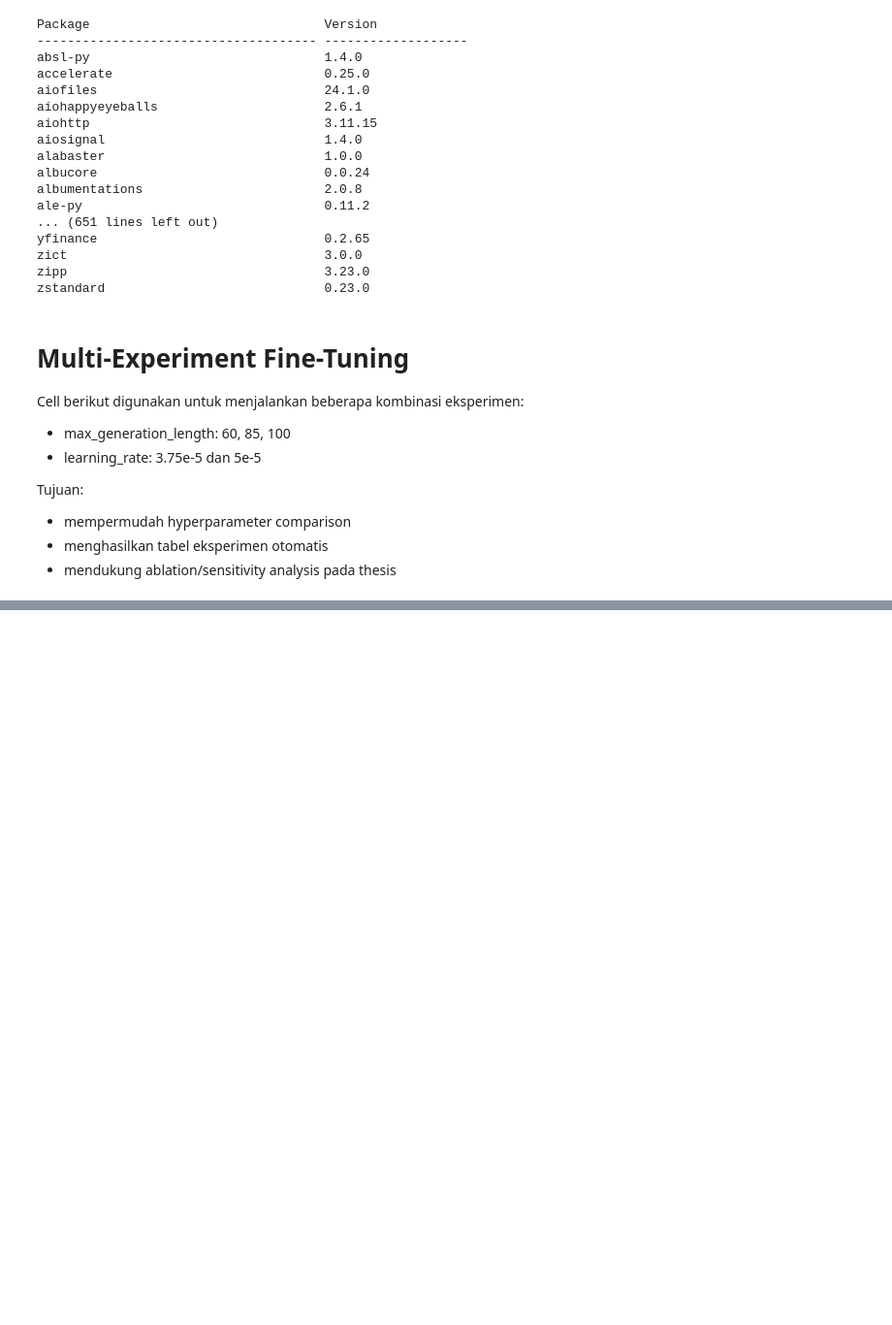
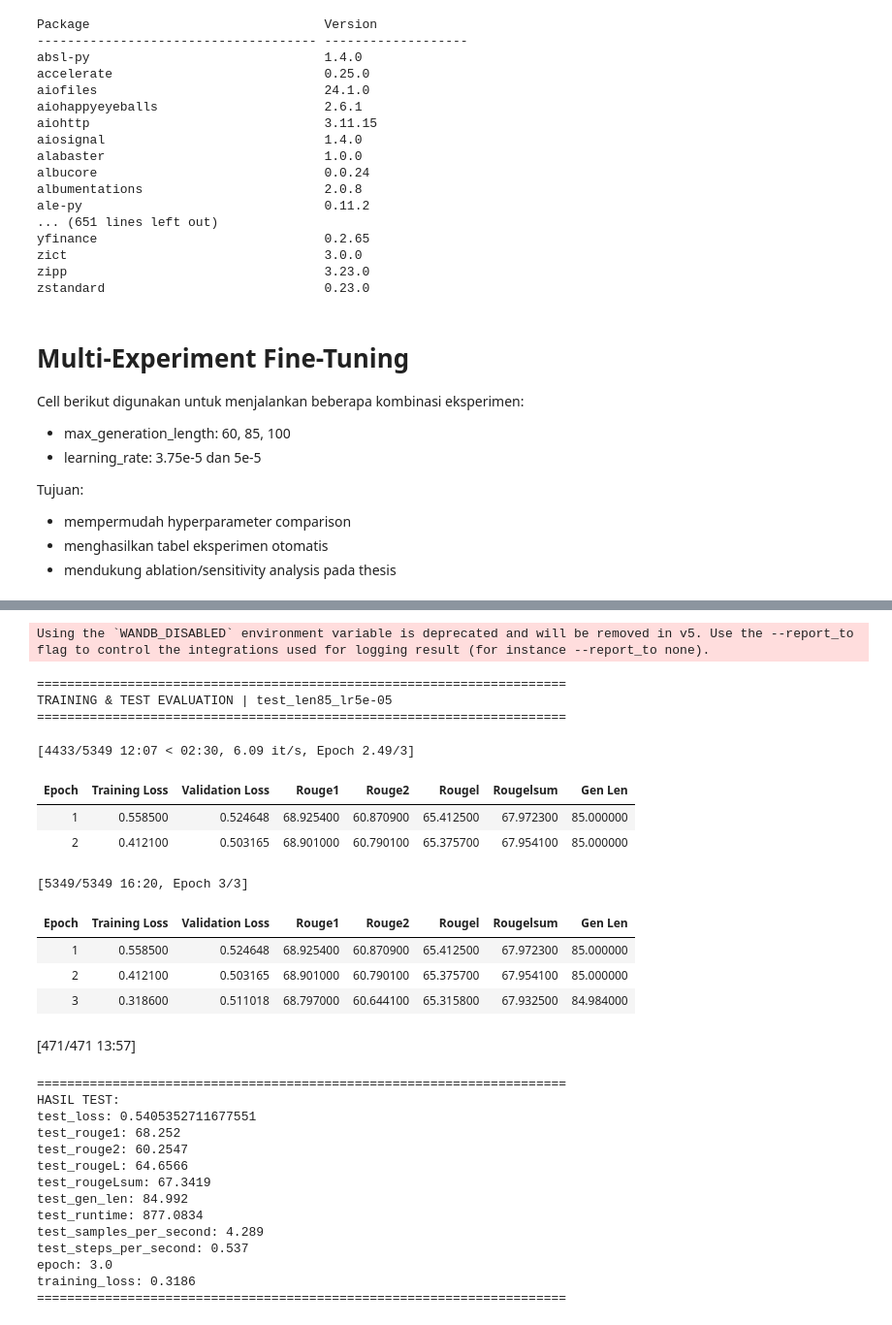
Before and after one commit to suasgn/s2, a Jupyter notebook: final/final_bertopic_model_test.ipynb, the cells around one changed output, grey strips where cells are left out. Shown at 97% size. Cells and saved outputs as stored; diff of their text form; code cells hidden in the pictures; blank space fills up the shorter version.

```diff
--- a/final/final_bertopic_model_test.ipynb
+++ b/final/final_bertopic_model_test.ipynb
@@ -1889,15 +1879,19 @@ TRAINING EXPERIMENT | len85_lr3.75e-05
 # gc.collect()
 # torch.cuda.empty_cache()
 
-exp = {"max_gen_len": 85, "lr": 3.75e-5}
+exp = {"max_gen_len": 85,  "lr": 5e-5}
 experiment_name = f"test_len{exp['max_gen_len']}_lr{exp['lr']}"
 
 print("=" * 70)
 print(f"TRAINING & TEST EVALUATION | {experiment_name}")
 print("=" * 70)
 
-# reload fresh model
-model = AutoModelForSeq2SeqLM.from_pretrained(model_checkpoint)
+# # reload fresh model
+# model = AutoModelForSeq2SeqLM.from_pretrained(model_checkpoint)
+
+
+# kopi saja
+curr_model = copy.deepcopy(model)
 
 training_args = Seq2SeqTrainingArguments(
     output_dir=f"./temp_{experiment_name}",
@@ -1916,7 +1910,7 @@ training_args = Seq2SeqTrainingArguments(
 )
 
 trainer = Seq2SeqTrainer(
-    model=model,
+    model=curr_model,
     args=training_args,
     train_dataset=tokenized_datasets["train"],
     eval_dataset=tokenized_datasets["validation"],
@@ -1924,30 +1918,59 @@ trainer = Seq2SeqTrainer(
     tokenizer=tokenizer,
     compute_metrics=compute_metrics,
 )
 
 # Lakukan training terlebih dahulu karena kita tidak menyimpan checkpoint
 trainer.train()
 
 train_logs = trainer.state.log_history
 training_loss = None
 for log in reversed(train_logs):
     if "loss" in log:
         training_loss = log["loss"]
         break
 
 # Evaluasi menggunakan dataset test
 test_metrics = trainer.evaluate(
     eval_dataset=tokenized_datasets["test"],
     metric_key_prefix="test",
     # max_length=exp["max_gen_len"]
 )
 
 print("\n" + "=" * 70)
 print("HASIL TEST:")
 for key, value in test_metrics.items():
     print(f"{key}: {value}")
 
 # print training loss
 print(f"training_loss: {training_loss}")
 
 print("=" * 70)
+# %% [output]
+Using the `WANDB_DISABLED` environment variable is deprecated and will be removed in v5. Use the --report_to flag to control the integrations used for logging result (for instance --report_to none).
+======================================================================
+TRAINING & TEST EVALUATION | test_len85_lr5e-05
+======================================================================
+[4433/5349 12:07 < 02:30, 6.09 it/s, Epoch 2.49/3]
+| Epoch | Training Loss | Validation Loss | Rouge1 | Rouge2 | Rougel | Rougelsum | Gen Len |
+| 1 | 0.558500 | 0.524648 | 68.925400 | 60.870900 | 65.412500 | 67.972300 | 85.000000 |
+| 2 | 0.412100 | 0.503165 | 68.901000 | 60.790100 | 65.375700 | 67.954100 | 85.000000 |
+[5349/5349 16:20, Epoch 3/3]
+| Epoch | Training Loss | Validation Loss | Rouge1 | Rouge2 | Rougel | Rougelsum | Gen Len |
+| 1 | 0.558500 | 0.524648 | 68.925400 | 60.870900 | 65.412500 | 67.972300 | 85.000000 |
+| 2 | 0.412100 | 0.503165 | 68.901000 | 60.790100 | 65.375700 | 67.954100 | 85.000000 |
+| 3 | 0.318600 | 0.511018 | 68.797000 | 60.644100 | 65.315800 | 67.932500 | 84.984000 |
+[471/471 13:57]
+======================================================================
+HASIL TEST:
+test_loss: 0.5405352711677551
+test_rouge1: 68.252
+test_rouge2: 60.2547
+test_rougeL: 64.6566
+test_rougeLsum: 67.3419
+test_gen_len: 84.992
+test_runtime: 877.0834
+test_samples_per_second: 4.289
+test_steps_per_second: 0.537
+epoch: 3.0
+training_loss: 0.3186
+======================================================================
```
Also changed, not shown: parts of 5 cells of this notebook.
